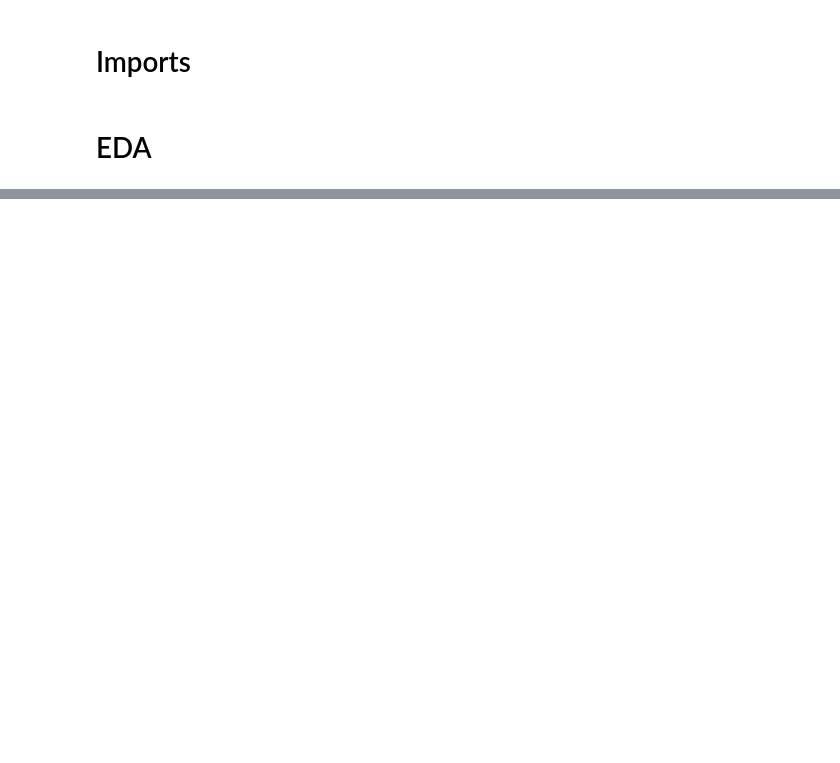
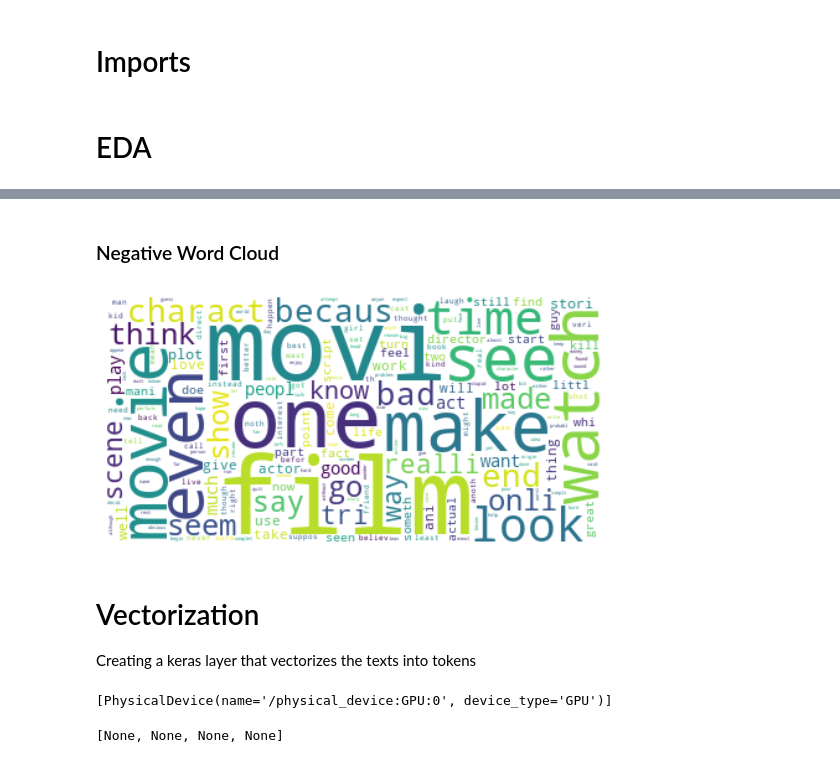
Before and after one commit to RileyLeo/IMDB-Movie-Reviews-Sentimental-Analysis, a Jupyter notebook: notebook.ipynb, the cells around one changed output, grey strips where cells are left out. Saved outputs shown, nothing was run; the diff lists cells and outputs as text; code cells hidden in the pictures; blank space fills up the shorter version.

```diff
--- a/notebook.ipynb
+++ b/notebook.ipynb
@@ -36,0 +495,17 @@ imdb_df
+# %% [markdown]
+### Negative Word Cloud
+# %%
+text_negative = " ".join(review for review in imdb_filtered[imdb_filtered["sentiment"] == "negative"]["review"])
+wordcloud_negative = WordCloud(background_color="white").generate(text_negative)
+plt.imshow(wordcloud_negative, interpolation='bilinear')
+plt.axis("off")
+plt.show()
+# %% [output]
+[figure, added]
+# %% [markdown]
+# Vectorization
+Creating a keras layer that vectorizes the texts into tokens
+# %%
+tf.config.list_physical_devices('GPU')
+# %% [output]
+[PhysicalDevice(name='/physical_device:GPU:0', device_type='GPU')]
@@ -36,0 +523,4 @@ imdb_df
+# %%
+[vectorize_layer.adapt(imdb_filtered['review']) for vectorize_layer in vectorize_layers]
+# %% [output]
+[None, None, None, None]
```
Also changed, not shown: parts of 32 cells of this notebook, 2 other files.
